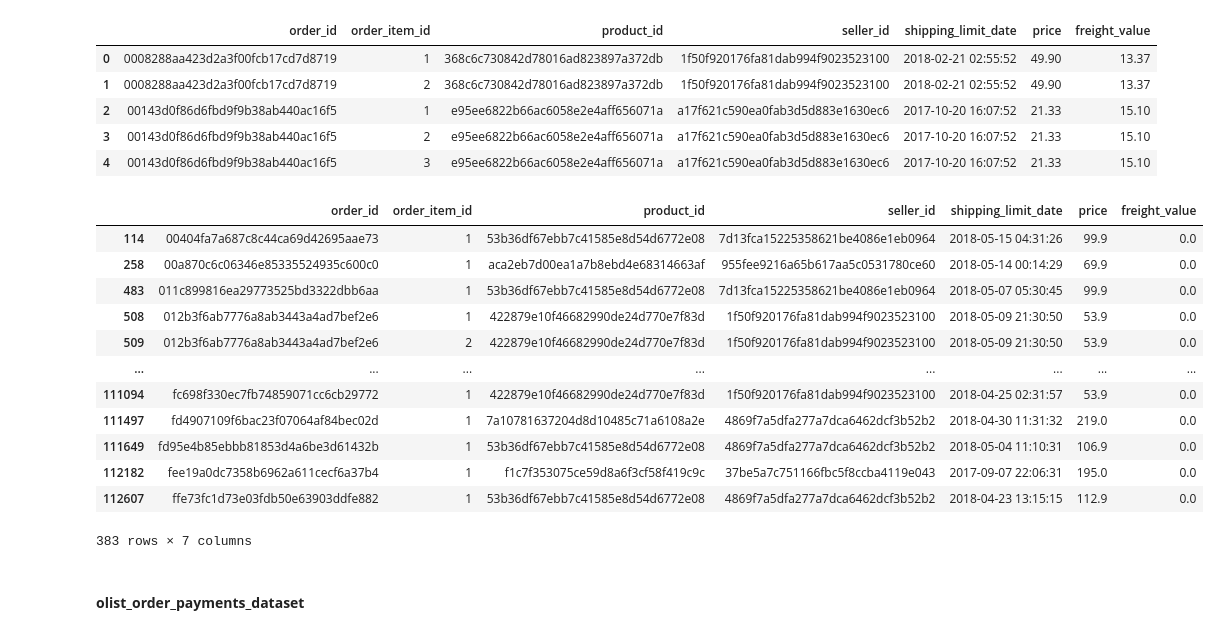
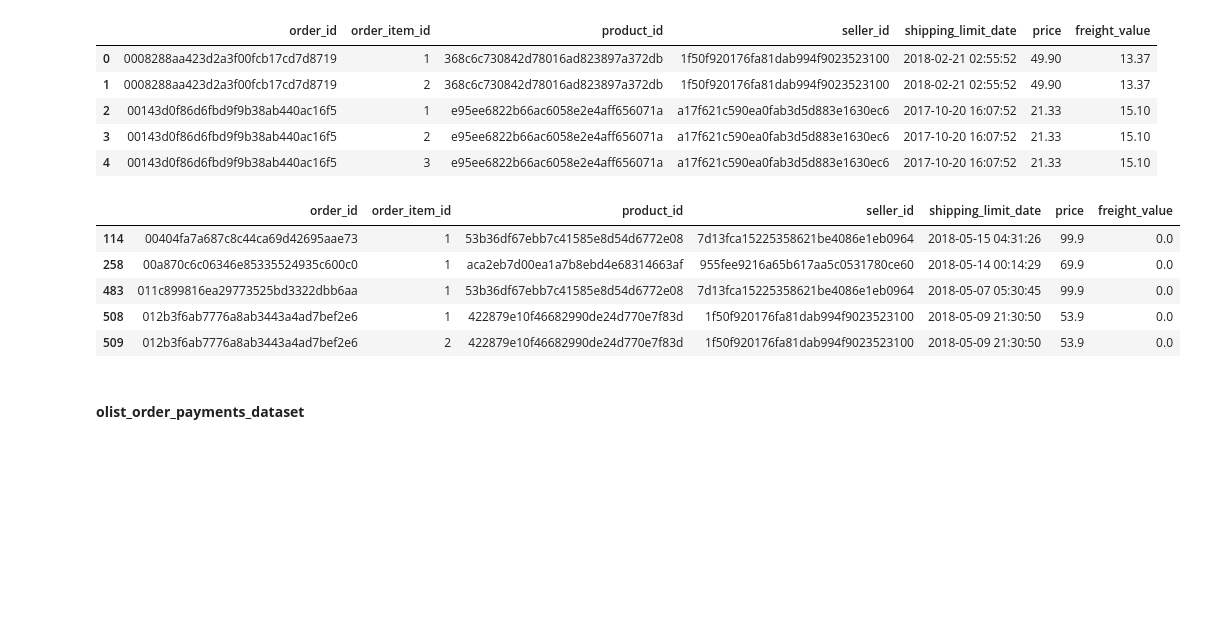
Before and after one commit to aridiawan/ecommerce-analysis, a Jupyter notebook: notebooks/1.0.2-data-preparation.ipynb, the cells around one changed output. Cells and saved outputs as stored; diff of their text form; code cells hidden in the pictures; blank space fills up the shorter version.

```diff
--- a/notebooks/1.0.2-data-preparation.ipynb
+++ b/notebooks/1.0.2-data-preparation.ipynb
@@ -6,8 +6,6 @@ import os
 import glob
 
 import re
-
-pd.options.display.max_columns = None
 
 import os
 import glob
@@ -18,5 +16,6 @@ import seaborn as sns
 import matplotlib.pyplot as plt
 import warnings
 warnings.filterwarnings("ignore")
-#pd.set_option("display.max_rows", None)
 pd.set_option("display.max_columns", None)
+pd.set_option("display.max_colwidth", None)
+pd.set_option("display.max_rows", None)
@@ -170,2 +153,5 @@ pd.concat([skim(dfs[n], n) for n in dfs.keys()], sort=False, ignore_index=True)
+# %%
+pd.reset_option('display.max_colwidth')
+pd.reset_option('display.max_rows')
 # %% [markdown]
 #### **olist_customers_dataset**
@@ -235,20 +205,13 @@ order_items[order_items.duplicated(subset=["order_id"], keep=False)].sort_values
 | 3 | 00143d0f86d6fbd9f9b38ab440ac16f5 | 2 | e95ee6822b66ac6058e2e4aff656071a | a17f621c590ea0fab3d5d883e1630ec6 | 2017-10-20 16:07:52 | 21.33 | 15.10 |
 | 4 | 00143d0f86d6fbd9f9b38ab440ac16f5 | 3 | e95ee6822b66ac6058e2e4aff656071a | a17f621c590ea0fab3d5d883e1630ec6 | 2017-10-20 16:07:52 | 21.33 | 15.10 |
 # %%
-order_items[order_items["freight_value"]==0]
+order_items[order_items["freight_value"]==0].head()
 # %% [output]
 |  | order_id | order_item_id | product_id | seller_id | shipping_limit_date | price | freight_value |
 | 114 | 00404fa7a687c8c44ca69d42695aae73 | 1 | 53b36df67ebb7c41585e8d54d6772e08 | 7d13fca15225358621be4086e1eb0964 | 2018-05-15 04:31:26 | 99.9 | 0.0 |
 | 258 | 00a870c6c06346e85335524935c600c0 | 1 | aca2eb7d00ea1a7b8ebd4e68314663af | 955fee9216a65b617aa5c0531780ce60 | 2018-05-14 00:14:29 | 69.9 | 0.0 |
 | 483 | 011c899816ea29773525bd3322dbb6aa | 1 | 53b36df67ebb7c41585e8d54d6772e08 | 7d13fca15225358621be4086e1eb0964 | 2018-05-07 05:30:45 | 99.9 | 0.0 |
 | 508 | 012b3f6ab7776a8ab3443a4ad7bef2e6 | 1 | 422879e10f46682990de24d770e7f83d | 1f50f920176fa81dab994f9023523100 | 2018-05-09 21:30:50 | 53.9 | 0.0 |
 | 509 | 012b3f6ab7776a8ab3443a4ad7bef2e6 | 2 | 422879e10f46682990de24d770e7f83d | 1f50f920176fa81dab994f9023523100 | 2018-05-09 21:30:50 | 53.9 | 0.0 |
-| ... | ... | ... | ... | ... | ... | ... | ... |
-| 111094 | fc698f330ec7fb74859071cc6cb29772 | 1 | 422879e10f46682990de24d770e7f83d | 1f50f920176fa81dab994f9023523100 | 2018-04-25 02:31:57 | 53.9 | 0.0 |
-| 111497 | fd4907109f6bac23f07064af84bec02d | 1 | 7a10781637204d8d10485c71a6108a2e | 4869f7a5dfa277a7dca6462dcf3b52b2 | 2018-04-30 11:31:32 | 219.0 | 0.0 |
-| 111649 | fd95e4b85ebbb81853d4a6be3d61432b | 1 | 53b36df67ebb7c41585e8d54d6772e08 | 4869f7a5dfa277a7dca6462dcf3b52b2 | 2018-05-04 11:10:31 | 106.9 | 0.0 |
-| 112182 | fee19a0dc7358b6962a611cecf6a37b4 | 1 | f1c7f353075ce59d8a6f3cf58f419c9c | 37be5a7c751166fbc5f8ccba4119e043 | 2017-09-07 22:06:31 | 195.0 | 0.0 |
-| 112607 | ffe73fc1d73e03fdb50e63903ddfe882 | 1 | 53b36df67ebb7c41585e8d54d6772e08 | 4869f7a5dfa277a7dca6462dcf3b52b2 | 2018-04-23 13:15:15 | 112.9 | 0.0 |
-383 rows × 7 columns
 # %% [markdown]
 #### **olist_order_payments_dataset**
```
Also changed, not shown: parts of 79 cells of this notebook, 1 other file.
